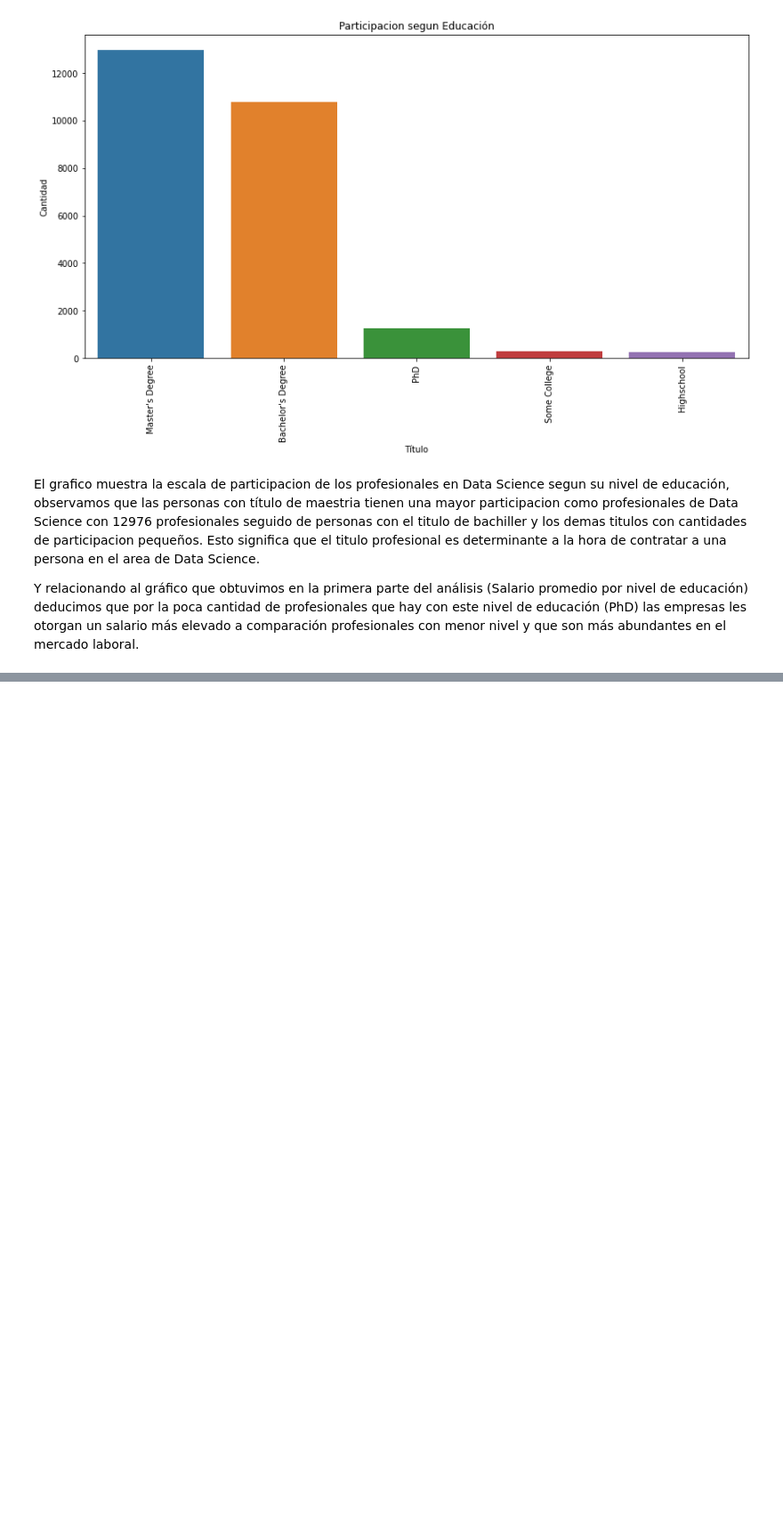
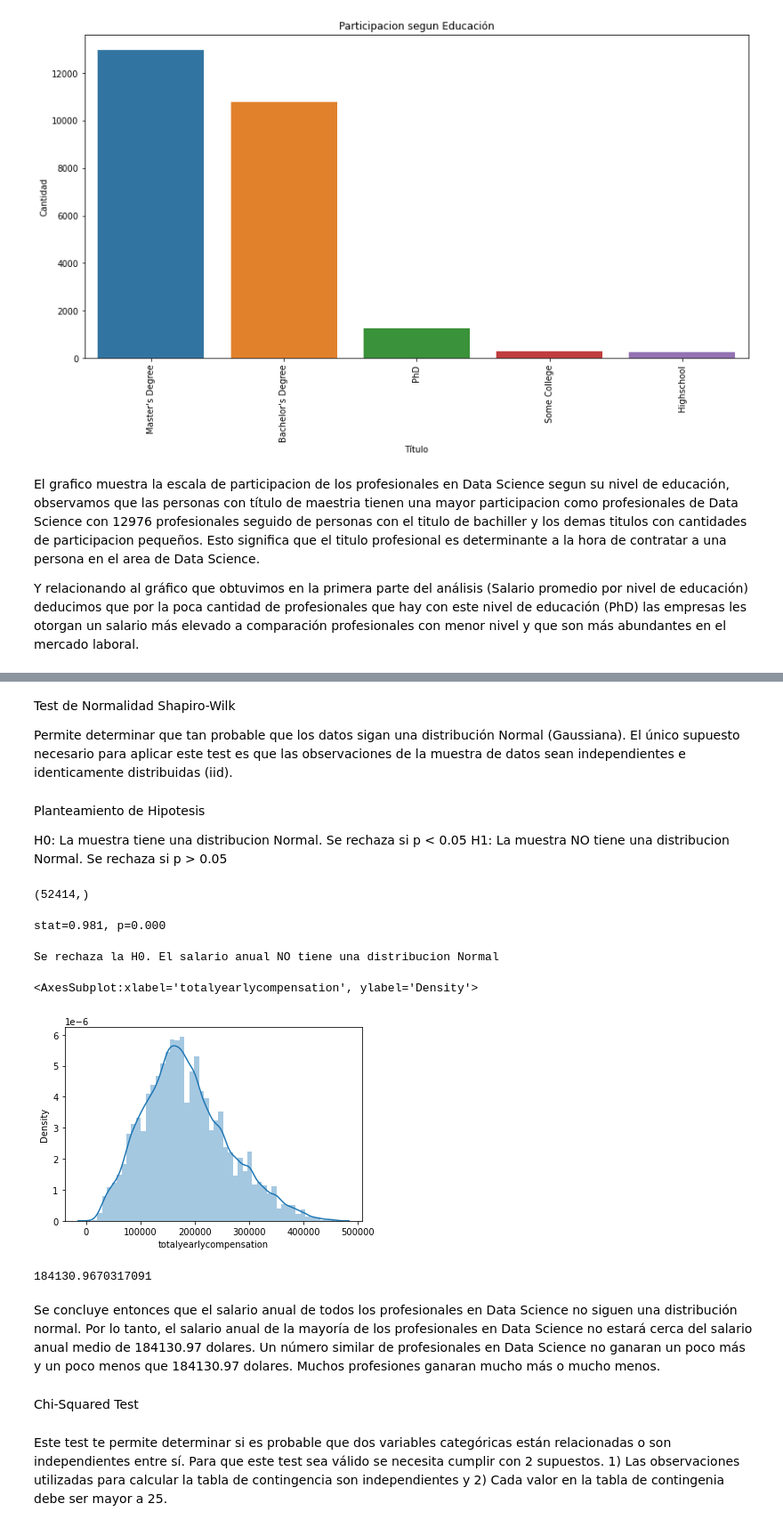
Before and after one commit to joevilla96/-DataProyect, a Jupyter notebook: src/EDA1.ipynb, the cells around one changed output, grey strips where cells are left out. Shown: that part at 89% size. Saved outputs shown, nothing was run; the diff lists cells and outputs as text; code cells hidden in the pictures; blank space fills up the shorter version.

```diff
--- a/src/EDA1.ipynb
+++ b/src/EDA1.ipynb
@@ -179,0 +219,9 @@ Y relacionando al gráfico que obtuvimos en la primera parte del análisis (Sala
+# %% [markdown]
+Test de Normalidad Shapiro-Wilk
+
+Permite determinar que tan probable que los datos sigan una distribución Normal (Gaussiana). El único supuesto necesario para aplicar este test es que las observaciones de la muestra de datos sean independientes e identicamente distribuidas (iid).
+# %% [markdown]
+Planteamiento de Hipotesis
+
+H0: La muestra tiene una distribucion Normal. Se rechaza si p < 0.05
+H1: La muestra NO tiene una distribucion Normal. Se rechaza si p > 0.05
@@ -179,0 +230,5 @@ Y relacionando al gráfico que obtuvimos en la primera parte del análisis (Sala
+# %%
+salario_anual= df['totalyearlycompensation'].dropna()
+salario_anual.shape
+# %% [output]
+(52414,)
@@ -179,0 +238,27 @@ Y relacionando al gráfico que obtuvimos en la primera parte del análisis (Sala
+# %%
+stat, p = shapiro(salario_anual)
+print(f'stat={stat:.3f}, p={p:.3f}')
+# %% [output]
+stat=0.981, p=0.000
+# %%
+if p > 0.05:
+	print('Se acepta la H0. El salario anual tiene una distribucion Normal.')
+else:
+	print('Se rechaza la H0. El salario anual NO tiene una distribucion Normal')
+# %% [output]
+Se rechaza la H0. El salario anual NO tiene una distribucion Normal
+# %%
+sns.distplot(df['totalyearlycompensation'])
+# %% [output]
+<AxesSubplot:xlabel='totalyearlycompensation', ylabel='Density'>
+[figure, added]
+# %%
+df['totalyearlycompensation'].mean()
+# %% [output]
+184130.9670317091
+# %% [markdown]
+Se concluye entonces que el salario anual de todos los profesionales en Data Science no siguen una distribución normal. Por lo tanto, el salario anual de la mayoría de los profesionales en Data Science no estará cerca del salario anual medio de 184130.97 dolares. Un número similar de profesionales en Data Science no ganaran un poco más y un poco menos que 184130.97 dolares. Muchos profesiones ganaran mucho más  o mucho menos.
+# %% [markdown]
+Chi-Squared Test
+# %% [markdown]
+Este test te permite determinar si es probable que dos variables categóricas están relacionadas o son independientes entre sí. Para que este test sea válido se necesita cumplir con 2 supuestos. 1) Las observaciones utilizadas para calcular la tabla de contingencia son independientes y 2) Cada valor en la tabla de contingenia debe ser mayor a 25.
```
Also changed, not shown: parts of 26 cells of this notebook.
